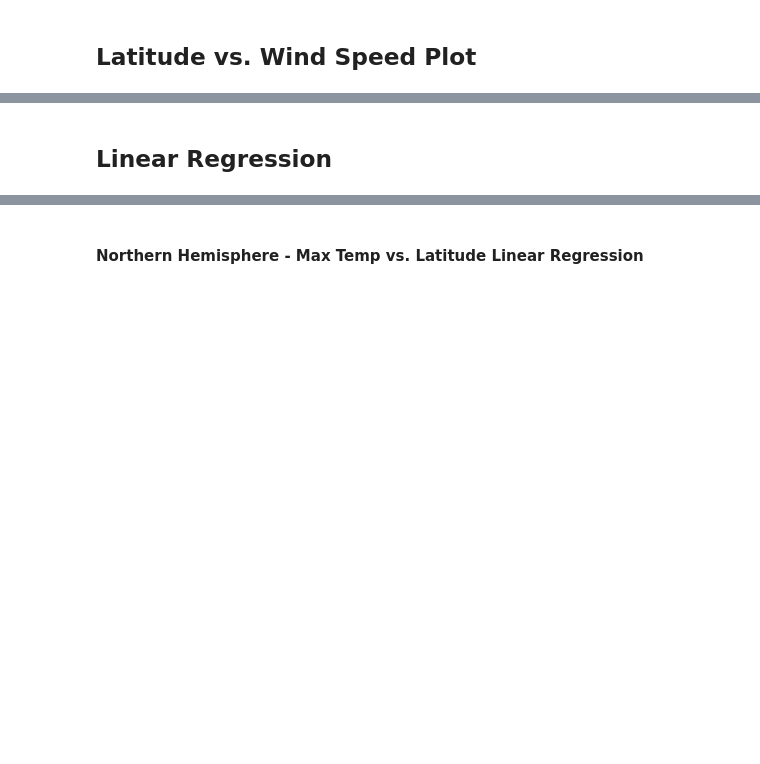
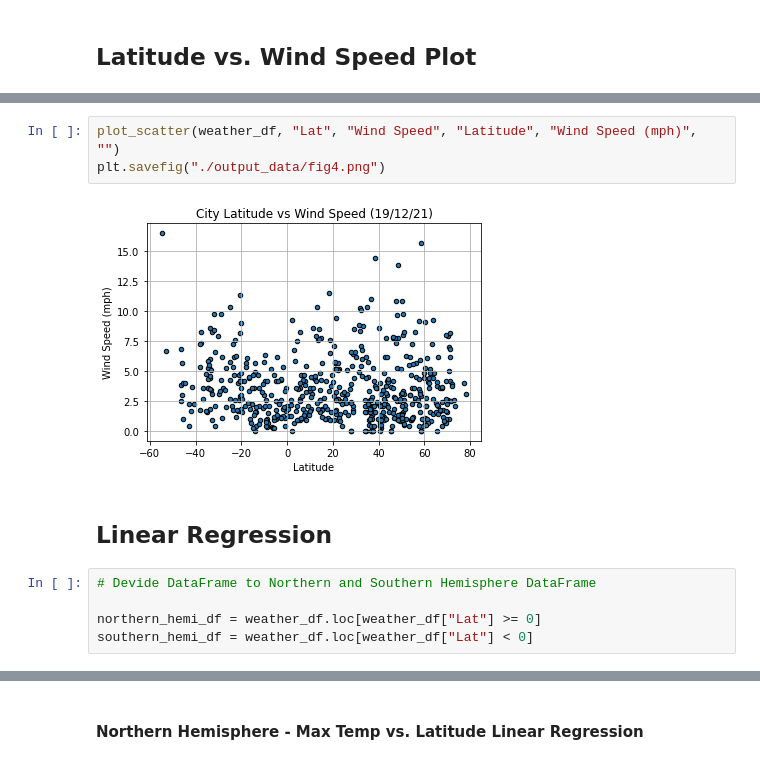
Before and after one commit to RealDreammaker/Weather-and-Vacation-Challenge, a Jupyter notebook: WeatherPy/WeatherPy.ipynb, the cells around one changed output, grey strips where cells are left out. Drawn from its saved outputs; the diff is of its cells as text; blank space fills up the shorter version.

```diff
--- a/WeatherPy/WeatherPy.ipynb
+++ b/WeatherPy/WeatherPy.ipynb
@@ -220,2 +294,12 @@ Int64Index([], dtype='int64')
+# %%
+plot_scatter(weather_df, "Lat", "Wind Speed", "Latitude", "Wind Speed (mph)", "")
+plt.savefig("./output_data/fig4.png")
+# %% [output]
+[figure, added]
 # %% [markdown]
 ## Linear Regression
+# %%
+# Devide DataFrame to Northern and Southern Hemisphere DataFrame
+
+northern_hemi_df = weather_df.loc[weather_df["Lat"] >= 0]
+southern_hemi_df = weather_df.loc[weather_df["Lat"] < 0]
```
Also changed, not shown: parts of 42 cells of this notebook, 13 other files.
